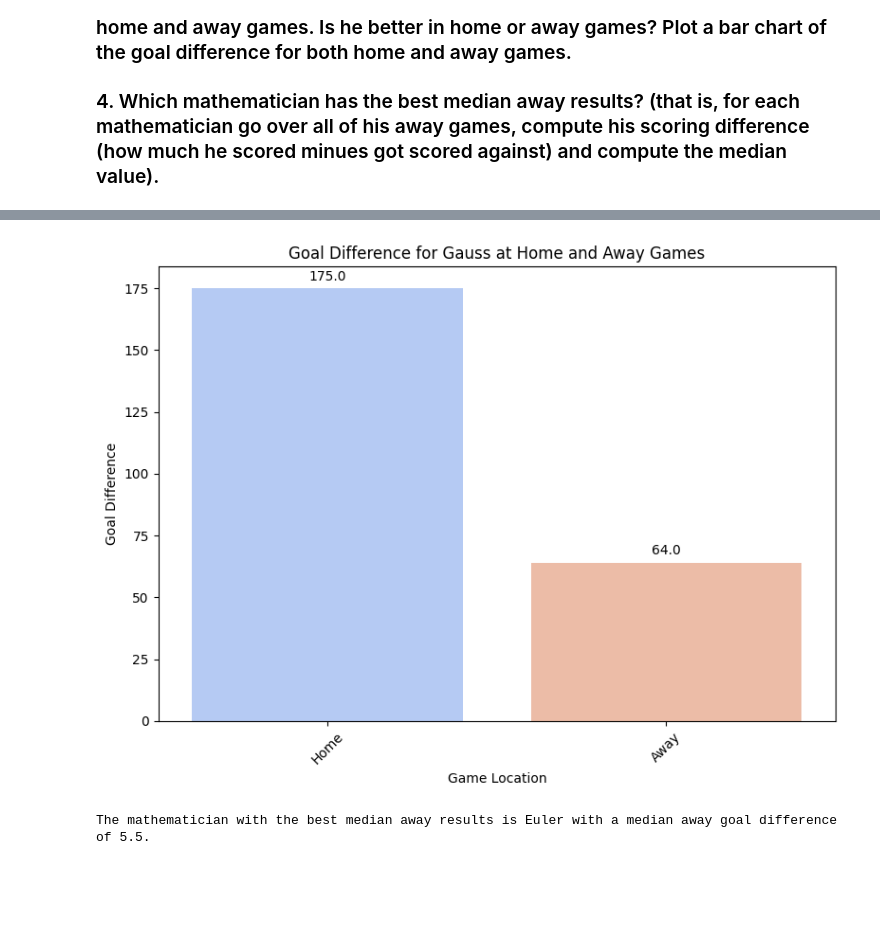
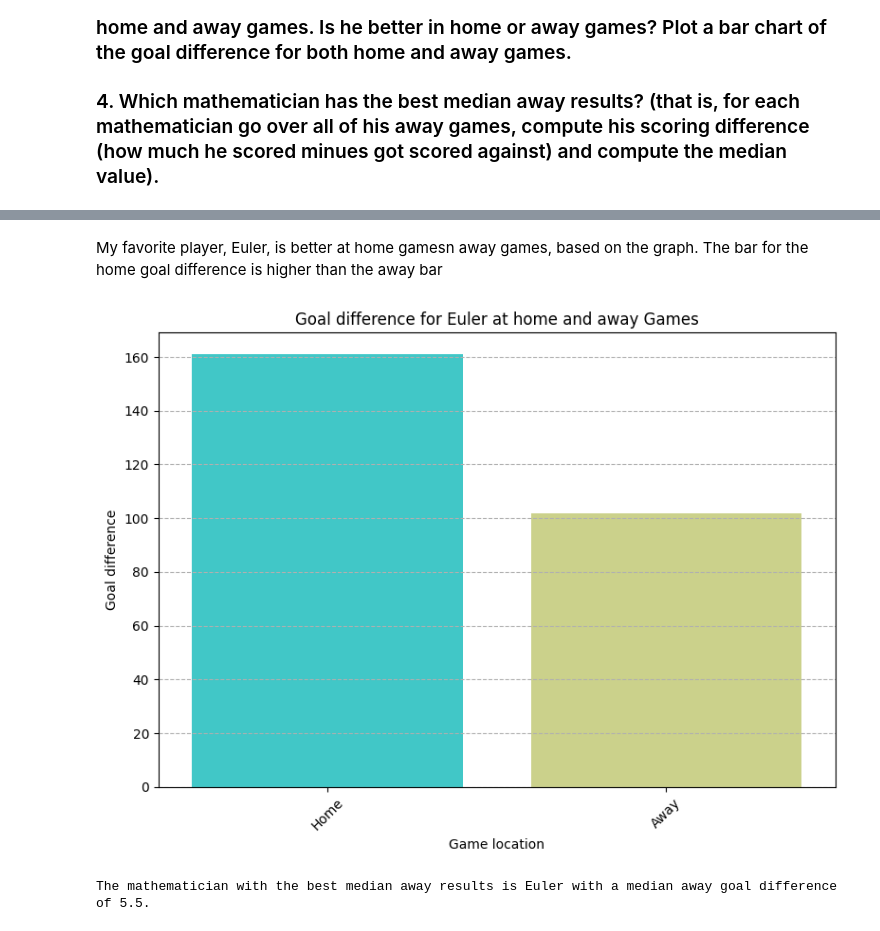
Before and after one commit to estivengrx/Freelancer-2, a Jupyter notebook: bayer_analysis_2/project_semester_B/Notebooks/mathball.ipynb, the cells around one changed output, grey strips where cells are left out. Saved outputs shown, nothing was run; the diff lists cells and outputs as text; code cells hidden in the pictures; blank space fills up the shorter version.

Commit message:
feat: started formatting and writing conclussions for bayes second version of the project

```diff
--- a/bayer_analysis_2/project_semester_B/Notebooks/mathball.ipynb
+++ b/bayer_analysis_2/project_semester_B/Notebooks/mathball.ipynb
@@ -122,33 +126,29 @@ plt.show()
+# %% [markdown]
+My favorite player, Euler, is better at home gamesn away games, based on the graph. The bar for the home goal difference is higher than the away bar
 # %%
-favorite_mathematician = 'Gauss'  # Choose your favorite mathematician
+# Task 3
 
-# Calculate home and away goal difference for the favorite mathematician
+favorite_mathematician = 'Euler'
+
+# Calculatibg home and away goal difference for the favorite mathematician
 home_goal_diff_fav = df_all[df_all['home_player'] == favorite_mathematician]['home_goal_diff'].sum()
 away_goal_diff_fav = df_all[df_all['away_player'] == favorite_mathematician]['away_goal_diff'].sum()
 
 goal_diff_fav = pd.DataFrame({
     'Location': ['Home', 'Away'],
-    'Goal Difference': [home_goal_diff_fav, away_goal_diff_fav]
+    'Goal difference': [home_goal_diff_fav, away_goal_diff_fav]
 })
 
 # Plotting
 plt.figure(figsize=(8, 6))
-barplot = sns.barplot(x='Location', y='Goal Difference', data=goal_diff_fav, palette='coolwarm')
-
-# Add value labels on top of each bar
-for p in barplot.patches:
-    barplot.annotate(format(p.get_height(), '.1f'),
-                     (p.get_x() + p.get_width() / 2., p.get_height()),
-                     ha = 'center', va = 'center',
-                     xytext = (0, 9),
-                     textcoords = 'offset points')
-
-plt.title(f'Goal Difference for {favorite_mathematician} at Home and Away Games')
-plt.xlabel('Game Location')
-plt.ylabel('Goal Difference')
-plt.xticks(rotation=45)  # In case of longer labels
+barplot = sns.barplot(x='Location', y='Goal difference', data=goal_diff_fav, palette='rainbow')
+plt.title(f'Goal difference for {favorite_mathematician} at home and away Games')
+plt.xlabel('Game location')
+plt.ylabel('Goal difference')
+plt.xticks(rotation=45)
 plt.tight_layout()
+plt.grid(axis='y', linestyle='--')
 plt.show()
 # %% [output]
-[figure, old version]
+[figure, new version]
 # %%
```
Also changed, not shown: parts of 13 cells of this notebook, 5 other files.
